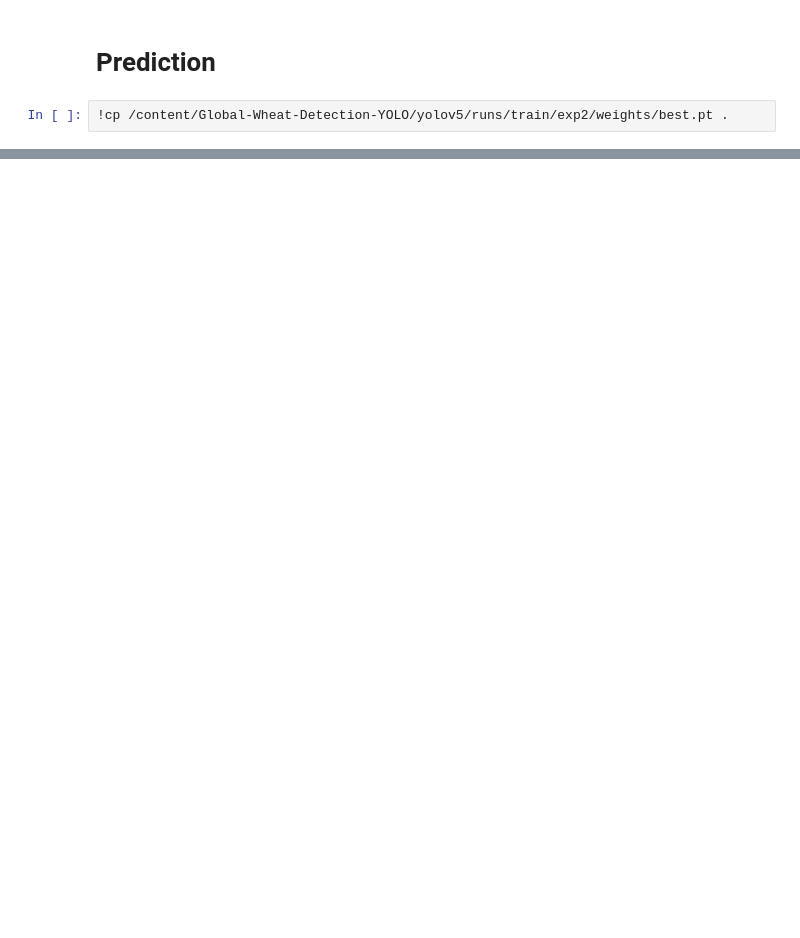
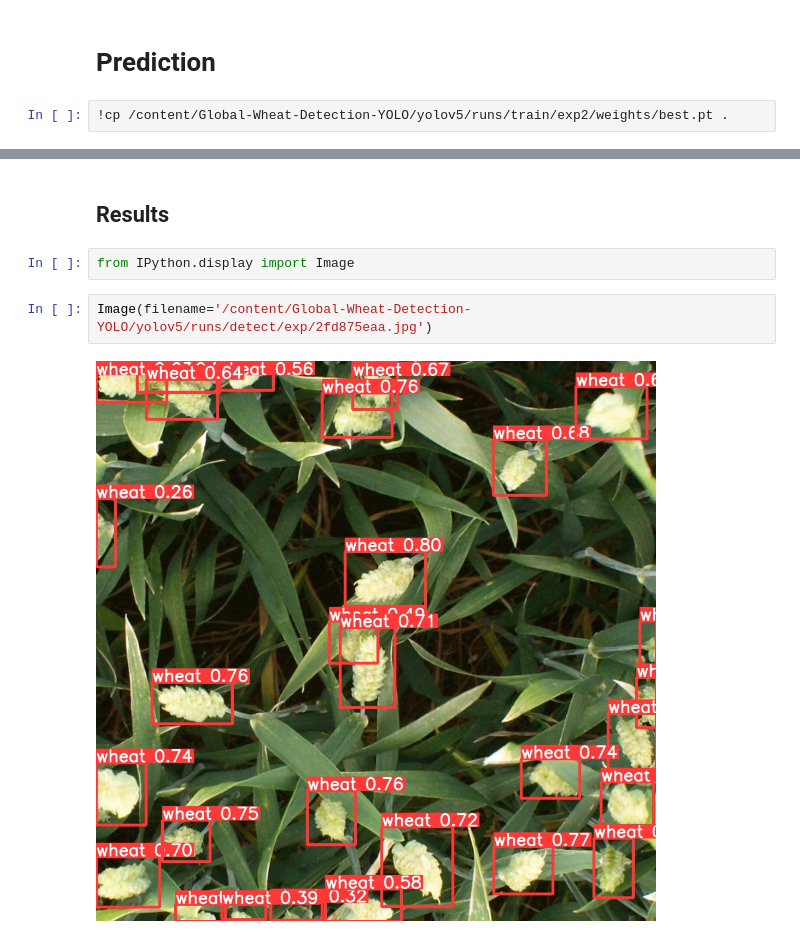
Before and after one commit to skj092/Wheat-Head-Detection-YOLO, a Jupyter notebook: global_wheat_detection_yolo.ipynb, the cells around one changed output, grey strips where cells are left out. Cells and saved outputs as stored; diff of their text form; blank space fills up the shorter version.

```diff
--- a/global_wheat_detection_yolo.ipynb
+++ b/global_wheat_detection_yolo.ipynb
@@ -126,0 +150,8 @@ Results saved to runs/detect/exp2
+# %% [markdown]
+## Results
+# %%
+from IPython.display import Image
+# %%
+Image(filename='/content/Global-Wheat-Detection-YOLO/yolov5/runs/detect/exp/2fd875eaa.jpg')
+# %% [output]
+[figure, added]
```
Also changed, not shown: parts of 32 cells of this notebook.
